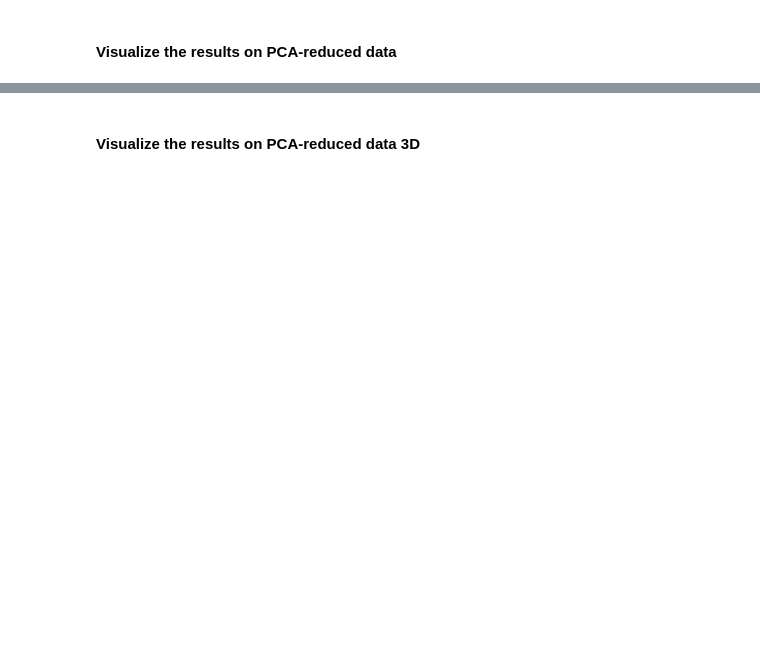
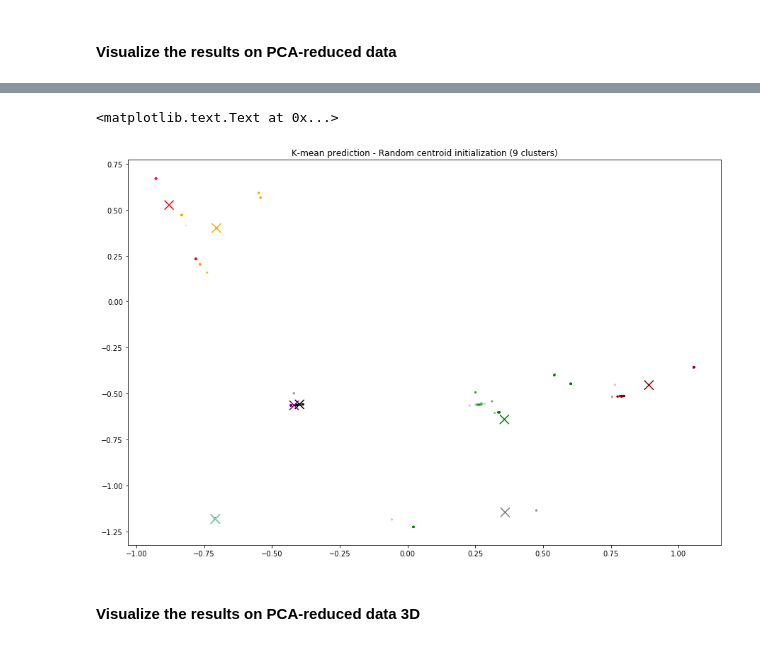
Before and after one commit to jbaquerot/SecurityDataScience, a Jupyter notebook: 06_KDD99_UnsupervisedLearning.ipynb, the cells around one changed output, grey strips where cells are left out. Drawn from its saved outputs; the diff is of its cells as text; code cells hidden in the pictures; blank space fills up the shorter version.

Commit message:
parameter 'seed' added and graph color improvement
- Parameter 'seed' added to reproduce the same result
- Graph color improvement

```diff
--- a/06_KDD99_UnsupervisedLearning.ipynb
+++ b/06_KDD99_UnsupervisedLearning.ipynb
@@ -426,6 +721,7 @@ axes[2].set_xlabel("Number of Clusters");
 # %%
 %%time
-kmeans = KMeans(k = 11, initMode = "random", initSteps = 10,
+n_centroids = 9
+kmeans = KMeans(k = n_centroids, initMode = "random", initSteps = 10,
                 featuresCol = "pca_features", maxIter = 10, tol = 1e-3 )
 model = kmeans.fit(trainingData)
 clusterCenters = model.clusterCenters()
@@ -460,7 +787,7 @@ centers2D = clusterCenters2D.rdd.map(lambda row: (row["prediction"], row["pca_2D
                                                      x2 = v[1].values.tolist()[1]))\
                             .toDF().toPandas()
 # %%
-n_points = 10000
+n_points = 1000
 points2D = projectedDT.limit(n_points).rdd\
                       .map(lambda row: (row["label"], row["prediction"], row["pca_2D"]))\
                       .map(lambda v: Row(label = v[0],
@@ -473,38 +807,29 @@ points2D.head()
 # %%
 # set colors
-
 from matplotlib import colors
 import six
-colors_ = list(six.iteritems(colors.cnames))
+colors_ = []
+selected_colors = ['blue', 'red', 'orange', 'green', 'purple', 'black', 'grey', 'darkred', 'lightgreen']
 
 # Add the single letter colors.
 for name, rgb in six.iteritems(colors.ColorConverter.colors):
     hex_ = colors.rgb2hex(rgb)
-    colors_.append((name, hex_))
+    if name in selected_colors:
+        colors_.append((name, hex_))
 # %%
-fig, axes = plt.subplots(ncols=2, figsize=(14, 7) )
-ax1, ax2 = axes.ravel()
-
+plt.figure(figsize= (15, 10))
 # Plot the clusters
 for i, color in zip(set(points2D.prediction), colors_):
     idx = np.where(points2D.prediction == i)
-    ax1.scatter(points2D.values[idx, 2], points2D.values[idx, 3], c=color, s = 10, label=i, alpha = 0.25, edgecolors='none')
+    plt.scatter(points2D.values[idx, 2], points2D.values[idx, 3], c= color, s = 10, label=i, alpha = 0.25, edgecolors='none')
     # Plot the centroids as X
-    ax1.scatter(centers2D.values[i, 1], centers2D.values[i, 2],
+    plt.scatter(centers2D.values[i, 1], centers2D.values[i, 2],
             marker='x', s=169, linewidths=3,
             color=color, zorder=10)
-ax1.set_title('K-mean prediction - Random centroid initialization (11 clusters)')
-ax1.legend()
-
-
-
-#Plot the category values
-for i, color in zip(set(points2D.label), colors_):
-    idx = np.where(points2D.label == i)
-    ax2.scatter(points2D.values[idx, 2], points2D.values[idx, 3], c=color, s = 10, label=i, alpha = 0.25, edgecolors='none')
-
-ax2.set_title('Category Attacks (11 categories)')
-ax2.legend();
+plt.title('K-mean prediction - Random centroid initialization (9 clusters)')
+# %% [output]
+<matplotlib.text.Text at 0x...>
+[figure, added]
 # %% [markdown]
 #### Visualize the results on PCA-reduced data 3D
 # %%
```
Also changed, not shown: parts of 48 cells of this notebook.
